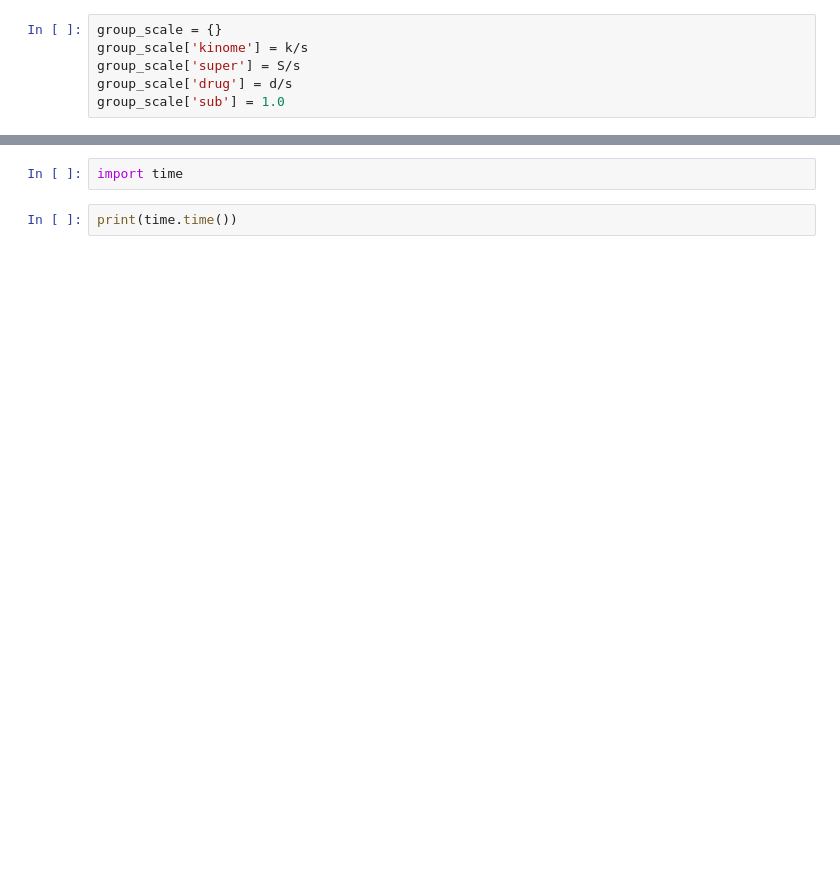
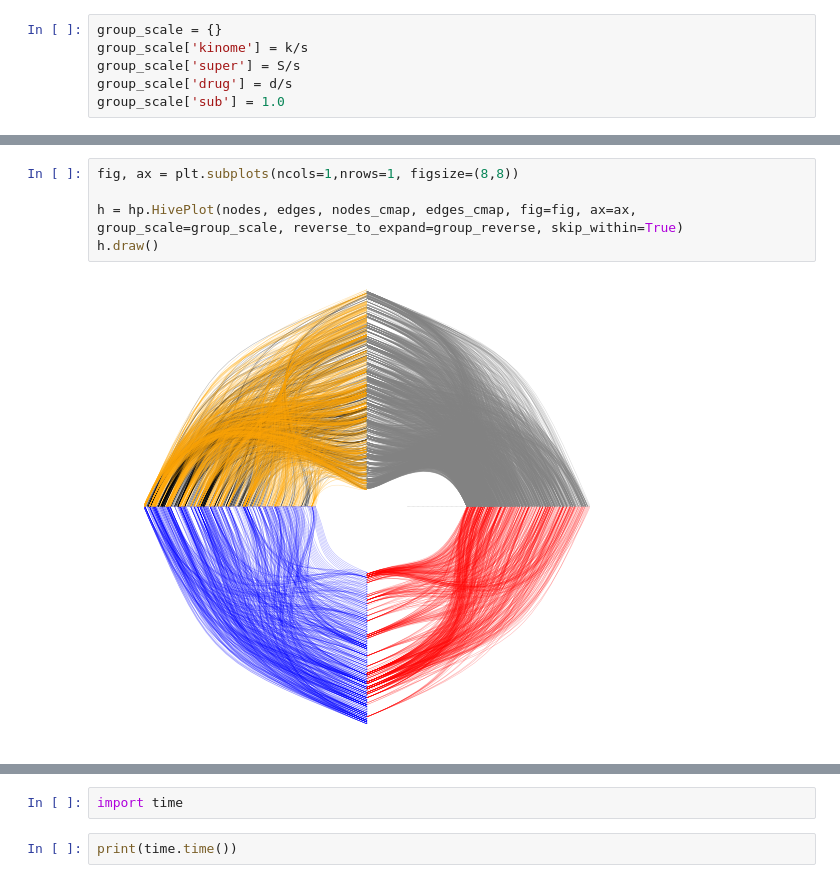
Before and after one commit to gomezlab/kinotypeClusteringAndRegression, a Jupyter notebook: viz/hiveplot/hiveplot_custom.ipynb, the cells around one changed output, grey strips where cells are left out. Cells and saved outputs as stored; diff of their text form; blank space fills up the shorter version.

```diff
--- a/viz/hiveplot/hiveplot_custom.ipynb
+++ b/viz/hiveplot/hiveplot_custom.ipynb
@@ -364,0 +555,7 @@ plt.savefig('temp.pdf')
+# %%
+fig, ax = plt.subplots(ncols=1,nrows=1, figsize=(8,8))
+
+h = hp.HivePlot(nodes, edges, nodes_cmap, edges_cmap, fig=fig, ax=ax, group_scale=group_scale, reverse_to_expand=group_reverse, skip_within=True)
+h.draw()
+# %% [output]
+[figure, added]
```
Also changed, not shown: parts of 19 cells of this notebook.
